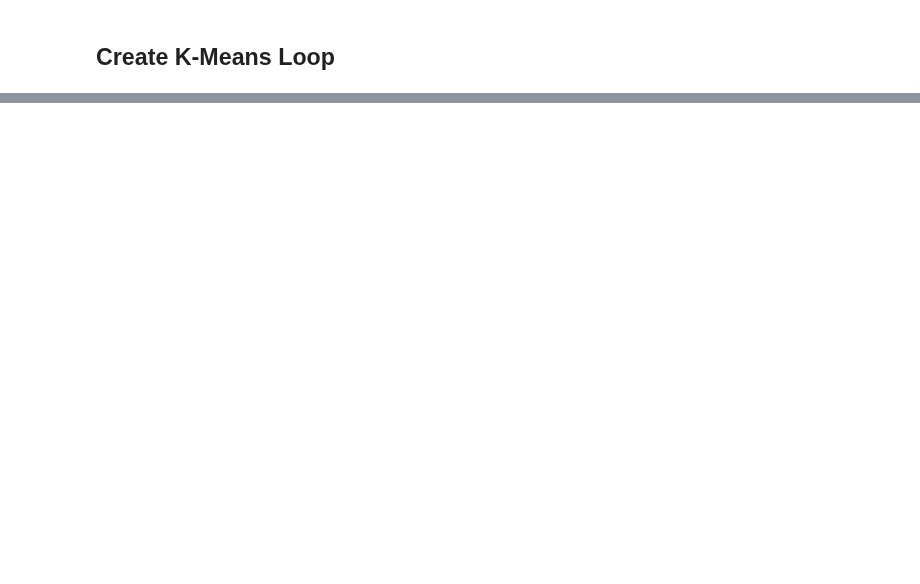
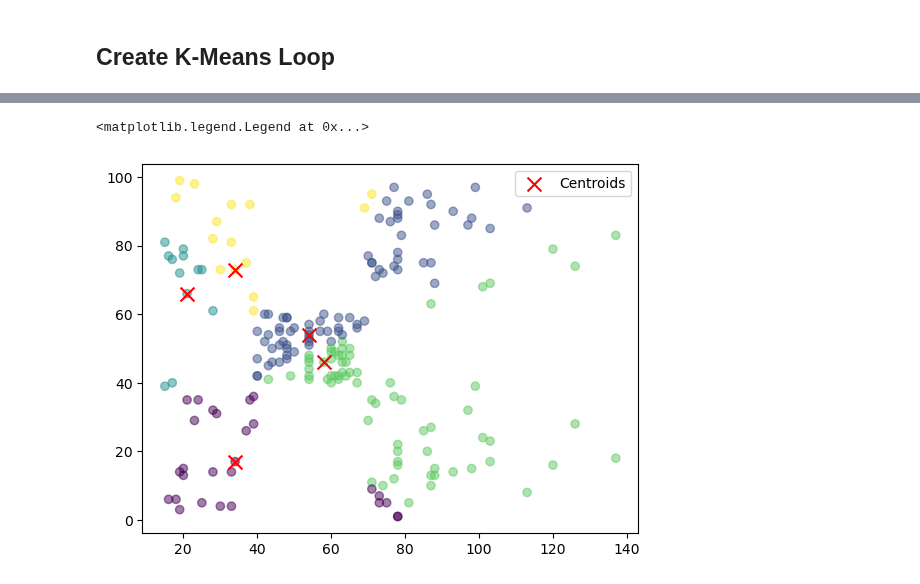
Before and after one commit to peterbull/fai-pt2-nbs, a Jupyter notebook: 02.42_k_means.ipynb, the cells around one changed output, grey strips where cells are left out. Cells and saved outputs as stored; diff of their text form; code cells hidden in the pictures; blank space fills up the shorter version.

```diff
--- a/02.42_k_means.ipynb
+++ b/02.42_k_means.ipynb
@@ -47,3 +47,5 @@ tensor([[67., 43.],
+# %%
+og_centroids = centroids.clone()
 # %%
 def np_detach(tens):
     return tens.detach().cpu().numpy()
@@ -114,6 +116,8 @@ def euclidean_dist(a, b):
 distances = euclidean_dist(x_y_tens.unsqueeze(1), centroids.unsqueeze(0))
 # %%
 cluster_assignments = torch.argmin(distances, dim=1)
+# %%
+og_cluster_assignments = cluster_assignments.clone()
 # %%
 def plot_clusters(data, centroids, assignments):
     plt.clf()
@@ -206,0 +212,3 @@ plot_clusters(x_y_tens, centroids, cluster_assignments)
+# %%
+centroids = og_centroids
+cluster_assignments = og_cluster_assignments
@@ -206,0 +218,10 @@ plot_clusters(x_y_tens, centroids, cluster_assignments)
+# %%
+fig, ax = plt.subplots()
+
+# Set up the initial plot
+scatter = ax.scatter(np_detach(x_y_tens[:, 0]), np_detach(x_y_tens[:, 1]), c=np_detach(cluster_assignments), cmap='viridis', alpha=0.5)
+centroid_plot = ax.scatter(np_detach(centroids[:, 0]), np_detach(centroids[:, 1]), c='red', marker='x', s=100, label='Centroids')
+ax.legend()
+# %% [output]
+<matplotlib.legend.Legend at 0x...>
+[figure, added]
```
Also changed, not shown: parts of 15 cells of this notebook.
